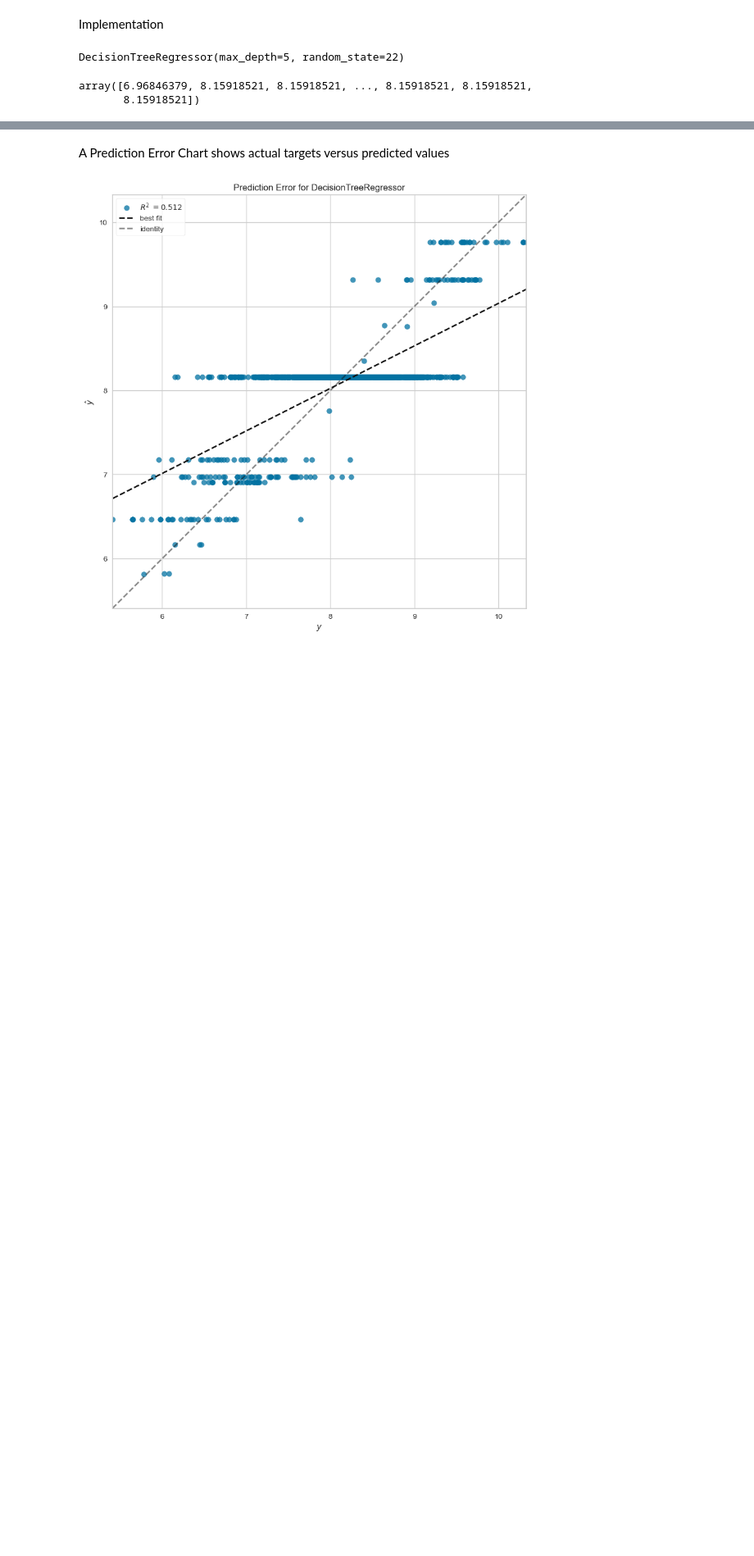
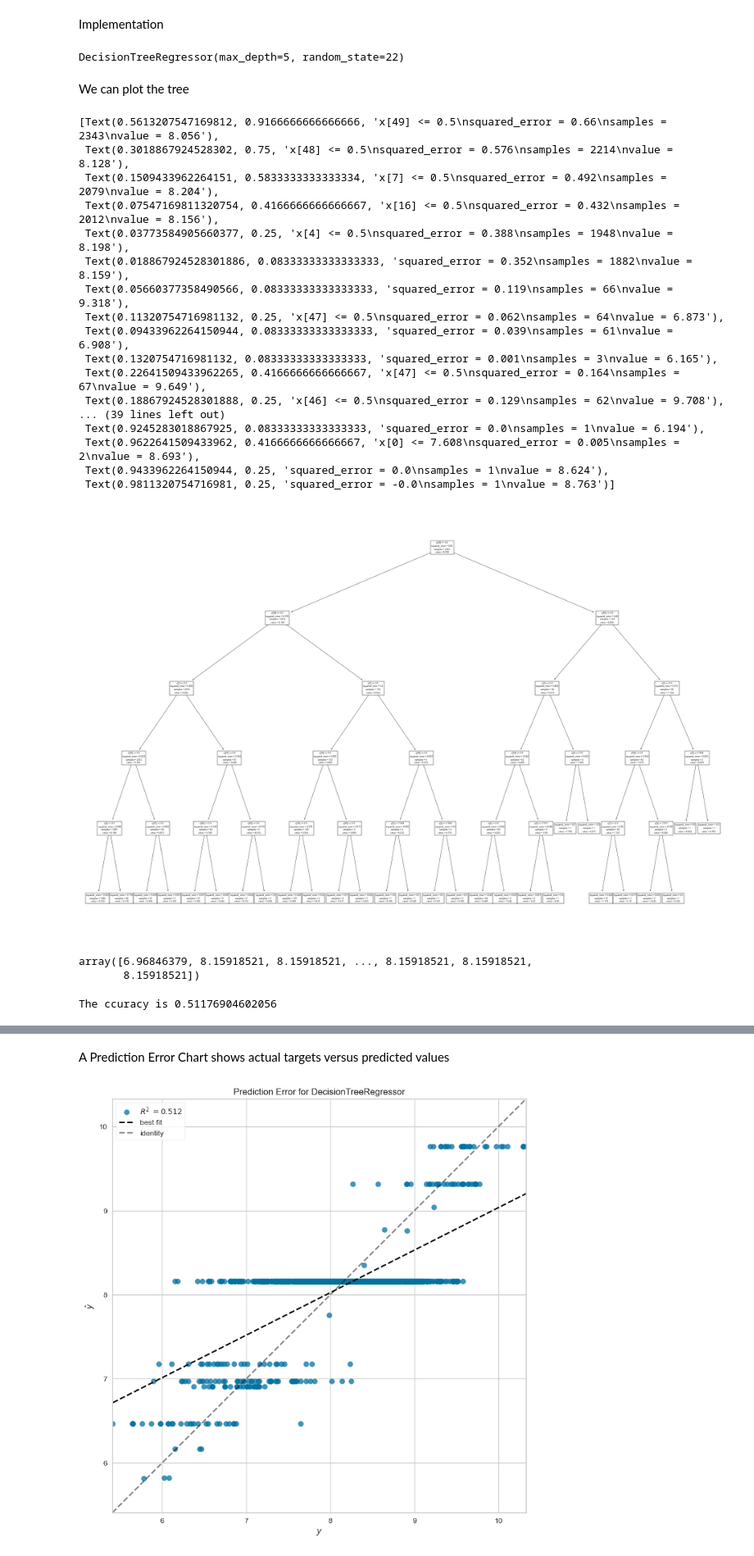
Before and after one commit to zeros2018/population_ireland, a Jupyter notebook: Population Project.ipynb, the cells around one changed output, grey strips where cells are left out. Shown at 82% size. Saved outputs shown, nothing was run; the diff lists cells and outputs as text; code cells hidden in the pictures; blank space fills up the shorter version.

```diff
--- a/Population Project.ipynb
+++ b/Population Project.ipynb
@@ -1208,6 +1245,35 @@ model_tr = DecisionTreeRegressor(random_state=22, max_depth=5)
 model_tr.fit(X_train, y_train)
 # %% [output]
 DecisionTreeRegressor(max_depth=5, random_state=22)
+# %% [markdown]
+We can plot the tree
+# %%
+from sklearn import tree
+
+# Set the size of the figure
+plt.figure(figsize = (12, 8))
+
+# Display the tree by calling a method plot_tree()
+tree.plot_tree(model_tr.fit(X_train, y_train))
+# %% [output]
+[Text(0.5613207547169812, 0.9166666666666666, 'x[49] <= 0.5\nsquared_error = 0.66\nsamples = 2343\nvalue = 8.056'),
+ Text(0.3018867924528302, 0.75, 'x[48] <= 0.5\nsquared_error = 0.576\nsamples = 2214\nvalue = 8.128'),
+ Text(0.1509433962264151, 0.5833333333333334, 'x[7] <= 0.5\nsquared_error = 0.492\nsamples = 2079\nvalue = 8.204'),
+ Text(0.07547169811320754, 0.4166666666666667, 'x[16] <= 0.5\nsquared_error = 0.432\nsamples = 2012\nvalue = 8.156'),
+ Text(0.03773584905660377, 0.25, 'x[4] <= 0.5\nsquared_error = 0.388\nsamples = 1948\nvalue = 8.198'),
+ Text(0.018867924528301886, 0.08333333333333333, 'squared_error = 0.352\nsamples = 1882\nvalue = 8.159'),
+ Text(0.05660377358490566, 0.08333333333333333, 'squared_error = 0.119\nsamples = 66\nvalue = 9.318'),
+ Text(0.11320754716981132, 0.25, 'x[47] <= 0.5\nsquared_error = 0.062\nsamples = 64\nvalue = 6.873'),
+ Text(0.09433962264150944, 0.08333333333333333, 'squared_error = 0.039\nsamples = 61\nvalue = 6.908'),
+ Text(0.1320754716981132, 0.08333333333333333, 'squared_error = 0.001\nsamples = 3\nvalue = 6.165'),
+ Text(0.22641509433962265, 0.4166666666666667, 'x[47] <= 0.5\nsquared_error = 0.164\nsamples = 67\nvalue = 9.649'),
+ Text(0.18867924528301888, 0.25, 'x[46] <= 0.5\nsquared_error = 0.129\nsamples = 62\nvalue = 9.708'),
+... (39 lines left out)
+ Text(0.9245283018867925, 0.08333333333333333, 'squared_error = 0.0\nsamples = 1\nvalue = 6.194'),
+ Text(0.9622641509433962, 0.4166666666666667, 'x[0] <= 7.608\nsquared_error = 0.005\nsamples = 2\nvalue = 8.693'),
+ Text(0.9433962264150944, 0.25, 'squared_error = 0.0\nsamples = 1\nvalue = 8.624'),
+ Text(0.9811320754716981, 0.25, 'squared_error = -0.0\nsamples = 1\nvalue = 8.763')]
+[figure, added]
 # %%
 #test
 prediction_tr = model_tr.predict(X_test)
@@ -1217,4 +1283,8 @@ prediction_tr
 # %% [output]
 array([6.96846379, 8.15918521, 8.15918521, ..., 8.15918521, 8.15918521,
        8.15918521])
+# %%
+print("The ccuracy is "+str(model_tr.score(X_test, y_test)))
+# %% [output]
+The ccuracy is 0.51176904602056
 # %% [markdown]
```
Also changed, not shown: parts of 96 cells of this notebook, 1 other file.
